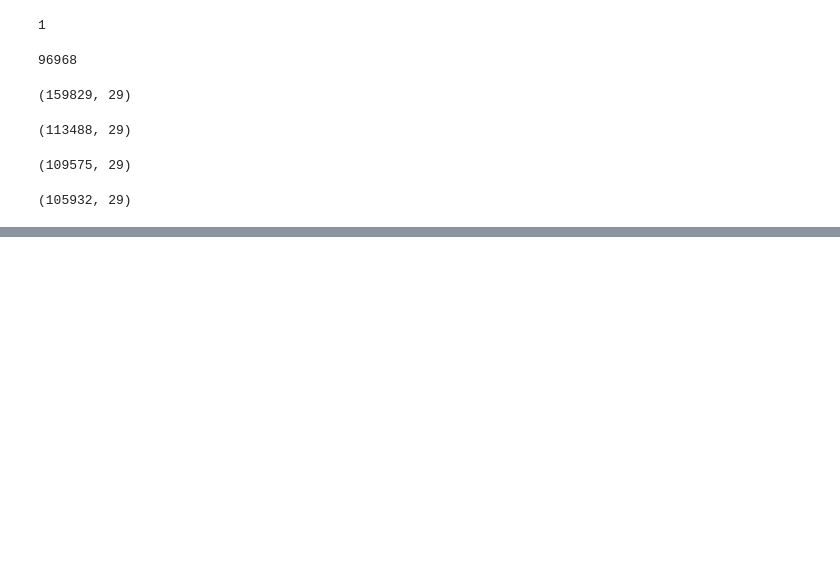
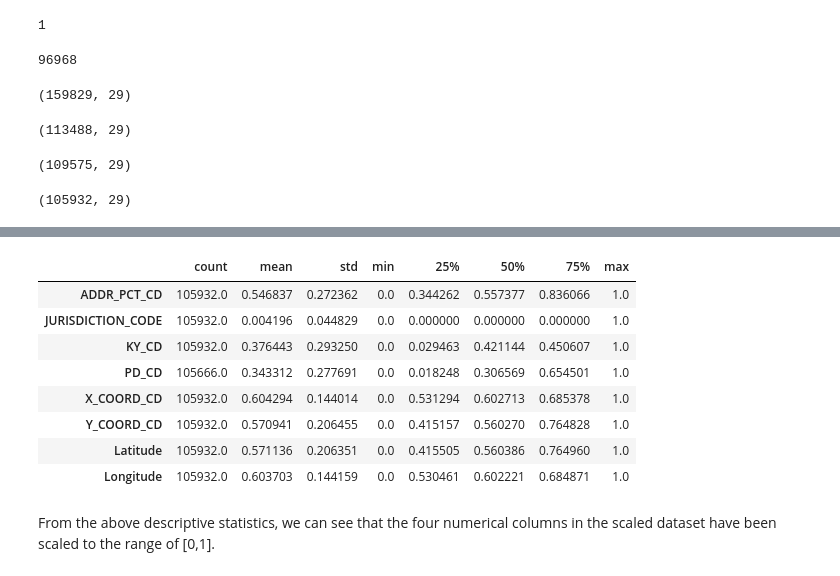
Before and after one commit to chadasravani/IST5520_Group1_NYPD_Complaint_Data, a Jupyter notebook: NYPD_Project.ipynb, the cells around one changed output, grey strips where cells are left out. Drawn from its saved outputs; the diff is of its cells as text; code cells hidden in the pictures; blank space fills up the shorter version.

```diff
--- a/NYPD_Project.ipynb
+++ b/NYPD_Project.ipynb
@@ -254,0 +278,11 @@ df.shape
+# %%
+# Scale the dataset into [0,1]
+scaler1 = preprocessing.MinMaxScaler().fit(df[['ADDR_PCT_CD',
+                                                 'JURISDICTION_CODE',
+                                                 'KY_CD',
+                                                 'PD_CD','X_COORD_CD','Y_COORD_CD','Latitude','Longitude']])
+
+df_scale = scaler1.transform(df[['ADDR_PCT_CD',
+                                                 'JURISDICTION_CODE',
+                                                 'KY_CD',
+                                                 'PD_CD','X_COORD_CD','Y_COORD_CD','Latitude','Longitude']])
@@ -254,0 +293,6 @@ df.shape
+# %%
+import pandas as pd
+df_scale = pd.DataFrame(df_scale,columns=['ADDR_PCT_CD',
+                                              'JURISDICTION_CODE',
+                                              'KY_CD',
+                                              'PD_CD','X_COORD_CD','Y_COORD_CD','Latitude','Longitude'])
@@ -254,0 +303,14 @@ df.shape
+# %%
+df_scale.describe().transpose()
+# %% [output]
+|  | count | mean | std | min | 25% | 50% | 75% | max |
+| ADDR_PCT_CD | 105932.0 | 0.546837 | 0.272362 | 0.0 | 0.344262 | 0.557377 | 0.836066 | 1.0 |
+| JURISDICTION_CODE | 105932.0 | 0.004196 | 0.044829 | 0.0 | 0.000000 | 0.000000 | 0.000000 | 1.0 |
+| KY_CD | 105932.0 | 0.376443 | 0.293250 | 0.0 | 0.029463 | 0.421144 | 0.450607 | 1.0 |
+| PD_CD | 105666.0 | 0.343312 | 0.277691 | 0.0 | 0.018248 | 0.306569 | 0.654501 | 1.0 |
+| X_COORD_CD | 105932.0 | 0.604294 | 0.144014 | 0.0 | 0.531294 | 0.602713 | 0.685378 | 1.0 |
+| Y_COORD_CD | 105932.0 | 0.570941 | 0.206455 | 0.0 | 0.415157 | 0.560270 | 0.764828 | 1.0 |
+| Latitude | 105932.0 | 0.571136 | 0.206351 | 0.0 | 0.415505 | 0.560386 | 0.764960 | 1.0 |
+| Longitude | 105932.0 | 0.603703 | 0.144159 | 0.0 | 0.530461 | 0.602221 | 0.684871 | 1.0 |
+# %% [markdown]
+From the above descriptive statistics, we can see that the four numerical columns in the scaled dataset have been scaled to the range of [0,1].
```
Also changed, not shown: parts of 11 cells of this notebook.
